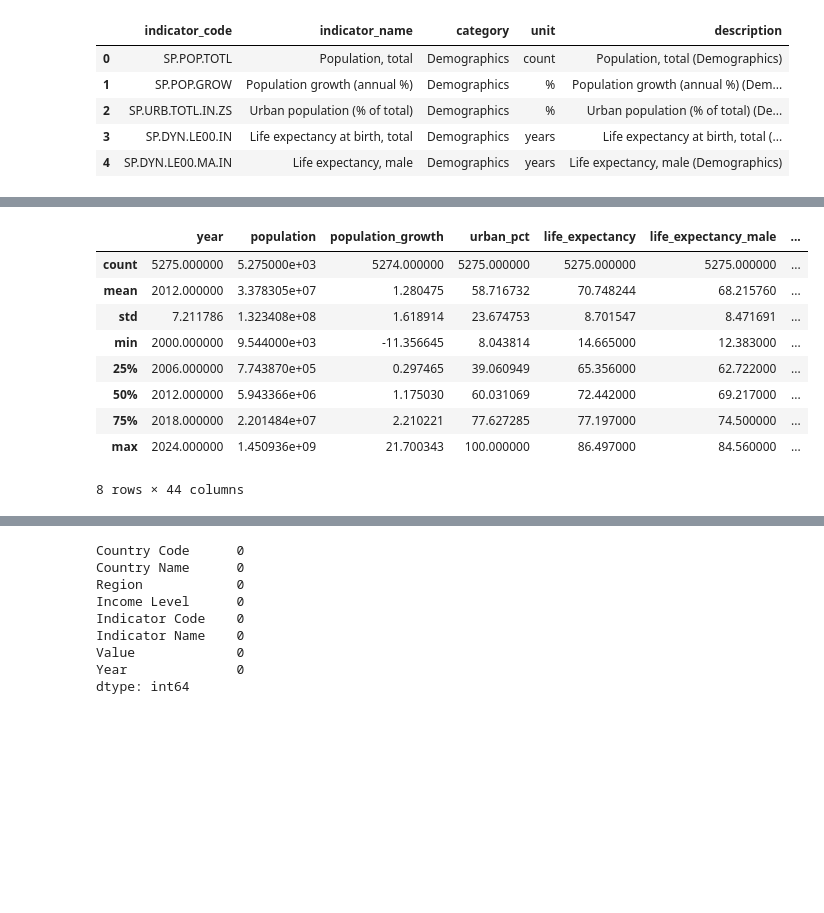
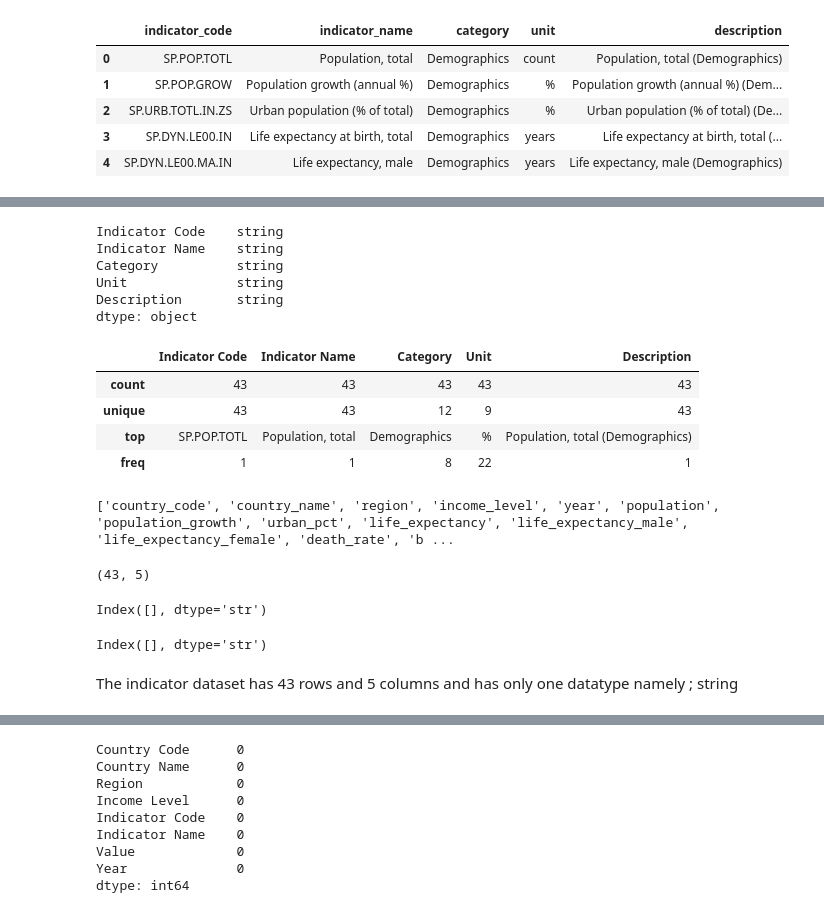
Before and after one commit to graceobonyo/Health-Data-Analytics, a Jupyter notebook: health.ipynb, the cells around one changed output, grey strips where cells are left out. Drawn from its saved outputs; the diff is of its cells as text; code cells hidden in the pictures; blank space fills up the shorter version.

```diff
--- a/health.ipynb
+++ b/health.ipynb
@@ -86,14 +249,38 @@ memory usage: 2.2 MB
+# %%
+Indicator_data.dtypes
+# %% [output]
+Indicator Code    string
+Indicator Name    string
+Category          string
+Unit              string
+Description       string
+dtype: object
 # %%
-Health_indicators.describe()
+Indicator_data.describe()
 # %% [output]
-|  | year | population | population_growth | urban_pct | life_expectancy | life_expectancy_male | ... |
-| count | 5275.000000 | 5.275000e+03 | 5274.000000 | 5275.000000 | 5275.000000 | 5275.000000 | ... |
-| mean | 2012.000000 | 3.378305e+07 | 1.280475 | 58.716732 | 70.748244 | 68.215760 | ... |
-| std | 7.211786 | 1.323408e+08 | 1.618914 | 23.674753 | 8.701547 | 8.471691 | ... |
-| min | 2000.000000 | 9.544000e+03 | -11.356645 | 8.043814 | 14.665000 | 12.383000 | ... |
-| 25% | 2006.000000 | 7.743870e+05 | 0.297465 | 39.060949 | 65.356000 | 62.722000 | ... |
-| 50% | 2012.000000 | 5.943366e+06 | 1.175030 | 60.031069 | 72.442000 | 69.217000 | ... |
-| 75% | 2018.000000 | 2.201484e+07 | 2.210221 | 77.627285 | 77.197000 | 74.500000 | ... |
-| max | 2024.000000 | 1.450936e+09 | 21.700343 | 100.000000 | 86.497000 | 84.560000 | ... |
+|  | Indicator Code | Indicator Name | Category | Unit | Description |
+| count | 43 | 43 | 43 | 43 | 43 |
+| unique | 43 | 43 | 12 | 9 | 43 |
+| top | SP.POP.TOTL | Population, total | Demographics | % | Population, total (Demographics) |
+| freq | 1 | 1 | 8 | 22 | 1 |
-8 rows × 44 columns
+# %%
+print(Health_indicators.columns.tolist())
+# %% [output]
+['country_code', 'country_name', 'region', 'income_level', 'year', 'population', 'population_growth', 'urban_pct', 'life_expectancy', 'life_expectancy_male', 'life_expectancy_female', 'death_rate', 'b ...
+# %%
+print(Indicator_data.shape)
+# %% [output]
+(43, 5)
+# %%
+Cat_cols = Indicator_data.select_dtypes(include=['object', 'category']).columns
+print(Cat_cols)
+# %% [output]
+Index([], dtype='str')
+# %%
+num_cols = Indicator_data.select_dtypes(include=['number']).columns
+print(num_cols)
+# %% [output]
+Index([], dtype='str')
+# %% [markdown]
+The indicator dataset has 43 rows and 5 columns and has only one datatype namely ; string
 # %% [markdown]
```
Also changed, not shown: parts of 51 cells of this notebook, 2 other files.
